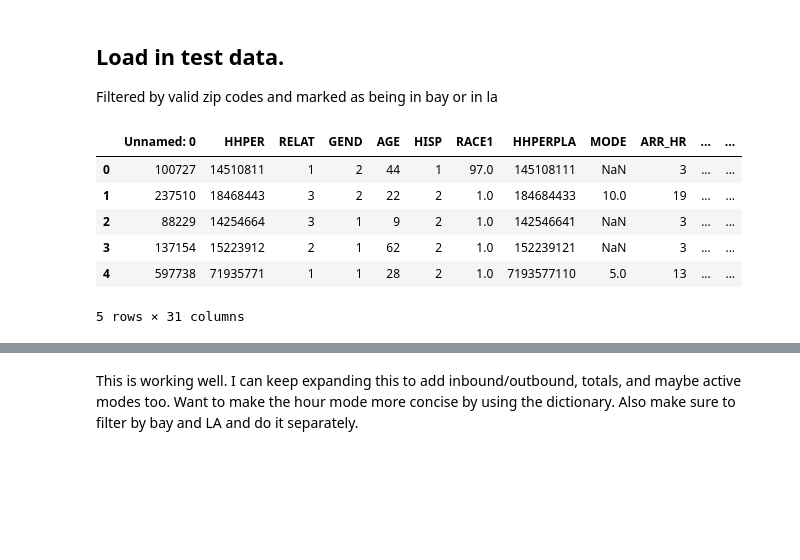
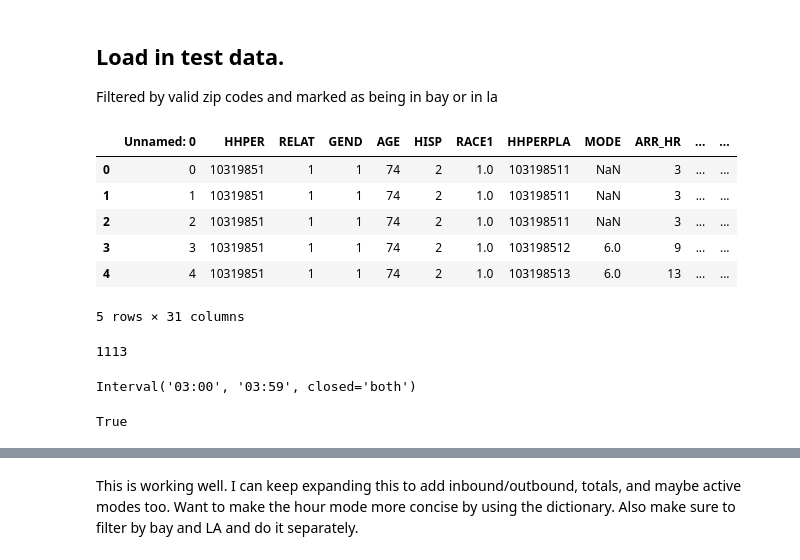
Before and after one commit to abaum1/mobilitymotifs, a Jupyter notebook: CHTS data 24 hour model data prep.ipynb, the cells around one changed output, grey strips where cells are left out. Saved outputs shown, nothing was run; the diff lists cells and outputs as text; code cells hidden in the pictures; blank space fills up the shorter version.

```diff
--- a/CHTS data 24 hour model data prep.ipynb
+++ b/CHTS data 24 hour model data prep.ipynb
@@ -13,16 +13,19 @@ notebooks_path = '/Users/ameliabaum/Desktop/Amelia/Berkeley Fall 2019/CY PLAN 25
 ## Load in test data.
 Filtered by valid zip codes and marked as being in bay or in la
 # %%
-test_data = pd.read_csv(data_path+"test_with_regions.csv")
-test_data.head()
+bay_la_data = pd.read_csv(data_path+"raw_la_bay.csv") #344811 rows
+bay_la_data.head()
 # %% [output]
 |  | Unnamed: 0 | HHPER | RELAT | GEND | AGE | HISP | RACE1 | HHPERPLA | MODE | ARR_HR | ... | ... |
-| 0 | 100727 | 14510811 | 1 | 2 | 44 | 1 | 97.0 | 145108111 | NaN | 3 | ... | ... |
-| 1 | 237510 | 18468443 | 3 | 2 | 22 | 2 | 1.0 | 184684433 | 10.0 | 19 | ... | ... |
-| 2 | 88229 | 14254664 | 3 | 1 | 9 | 2 | 1.0 | 142546641 | NaN | 3 | ... | ... |
-| 3 | 137154 | 15223912 | 2 | 1 | 62 | 2 | 1.0 | 152239121 | NaN | 3 | ... | ... |
-| 4 | 597738 | 71935771 | 1 | 1 | 28 | 2 | 1.0 | 7193577110 | 5.0 | 13 | ... | ... |
+| 0 | 0 | 10319851 | 1 | 1 | 74 | 2 | 1.0 | 103198511 | NaN | 3 | ... | ... |
+| 1 | 1 | 10319851 | 1 | 1 | 74 | 2 | 1.0 | 103198511 | NaN | 3 | ... | ... |
+| 2 | 2 | 10319851 | 1 | 1 | 74 | 2 | 1.0 | 103198511 | NaN | 3 | ... | ... |
+| 3 | 3 | 10319851 | 1 | 1 | 74 | 2 | 1.0 | 103198512 | 6.0 | 9 | ... | ... |
+| 4 | 4 | 10319851 | 1 | 1 | 74 | 2 | 1.0 | 103198513 | 6.0 | 13 | ... | ... |
 5 rows × 31 columns
 # %%
 la_data = test_data[test_data["is_la"] == True]
 bay_data = test_data[test_data["is_bay"] == True]
+len(la_data)
+# %% [output]
+1113
@@ -152,0 +42,10 @@ def get_features(df):
+# %%
+intervals[3]
+# %% [output]
+Interval('03:00', '03:59', closed='both')
+# %%
+# "08:12" in intervals[8]
+# "08:25" in intervals[8]
+"03:00" in intervals[3]
+# %% [output]
+True
```
Also changed, not shown: parts of 20 cells of this notebook.
